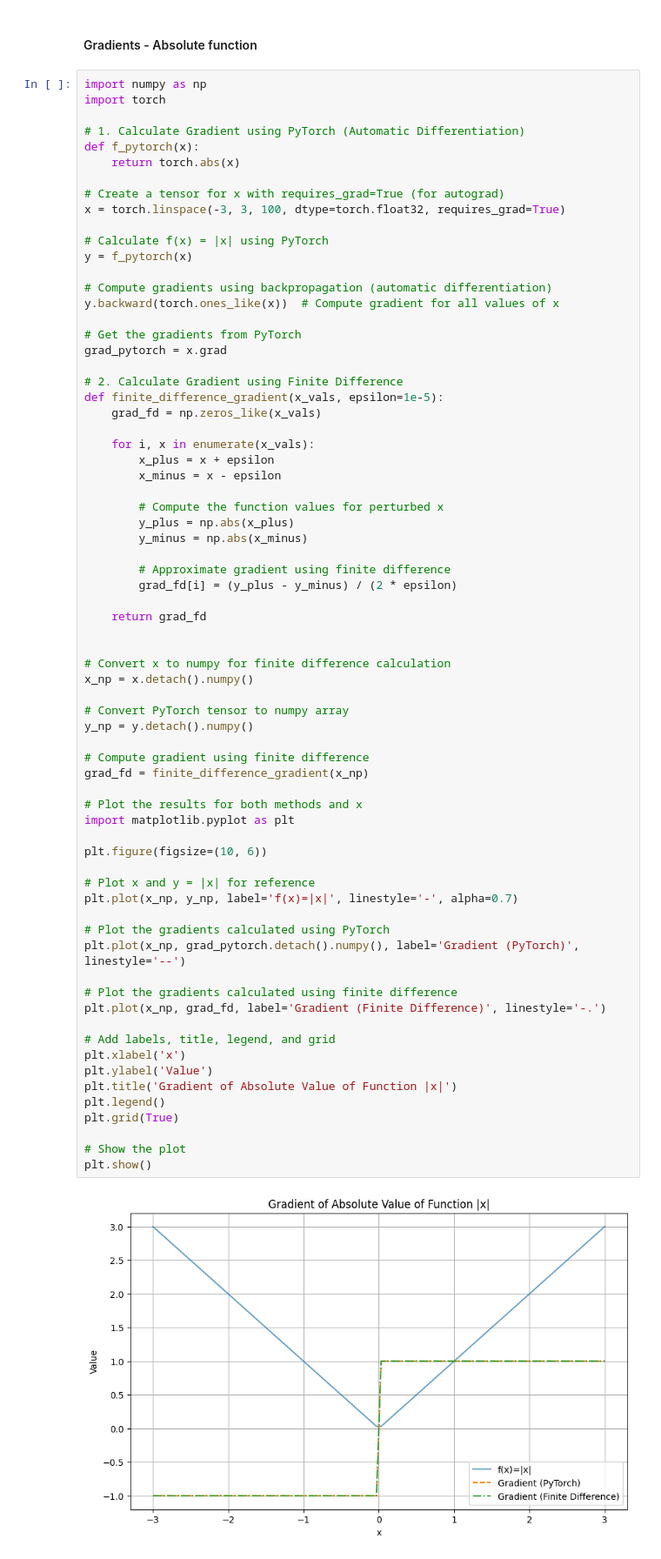
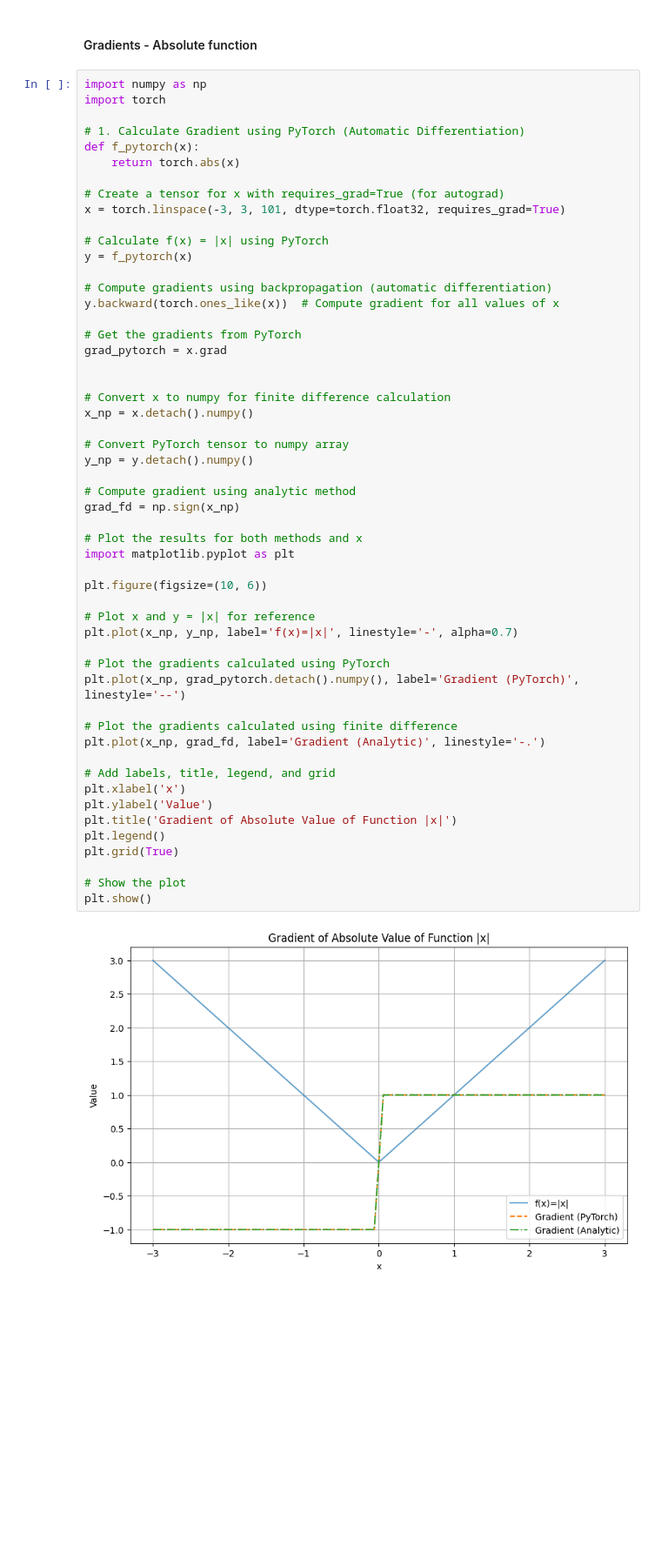
Before and after one commit to dsplog/dsplog.com, a Jupyter notebook: code/linear_regression/gradients_absolute_function.ipynb, the cells around one changed output. Shown at 87% size. Drawn from its saved outputs; the diff is of its cells as text; blank space fills up the shorter version.

Commit message:
using sign function

```diff
--- a/code/linear_regression/gradients_absolute_function.ipynb
+++ b/code/linear_regression/gradients_absolute_function.ipynb
@@ -9,7 +9,7 @@ def f_pytorch(x):
     return torch.abs(x)
 
 # Create a tensor for x with requires_grad=True (for autograd)
-x = torch.linspace(-3, 3, 100, dtype=torch.float32, requires_grad=True)
+x = torch.linspace(-3, 3, 101, dtype=torch.float32, requires_grad=True)
 
 # Calculate f(x) = |x| using PyTorch
 y = f_pytorch(x)
@@ -20,55 +20,38 @@ y.backward(torch.ones_like(x))  # Compute gradient for all values of x
 # Get the gradients from PyTorch
 grad_pytorch = x.grad
 
-# 2. Calculate Gradient using Finite Difference
-def finite_difference_gradient(x_vals, epsilon=1e-5):
-    grad_fd = np.zeros_like(x_vals)
-
-    for i, x in enumerate(x_vals):
-        x_plus = x + epsilon
-        x_minus = x - epsilon
-
-        # Compute the function values for perturbed x
-        y_plus = np.abs(x_plus)
-        y_minus = np.abs(x_minus)
-
-        # Approximate gradient using finite difference
-        grad_fd[i] = (y_plus - y_minus) / (2 * epsilon)
-
-    return grad_fd
-
 
 # Convert x to numpy for finite difference calculation
 x_np = x.detach().numpy()
 
 # Convert PyTorch tensor to numpy array
 y_np = y.detach().numpy()
 
-# Compute gradient using finite difference
-grad_fd = finite_difference_gradient(x_np)
+# Compute gradient using analytic method
+grad_fd = np.sign(x_np)
 
 # Plot the results for both methods and x
 import matplotlib.pyplot as plt
 
 plt.figure(figsize=(10, 6))
 
 # Plot x and y = |x| for reference
 plt.plot(x_np, y_np, label='f(x)=|x|', linestyle='-', alpha=0.7)
 
 # Plot the gradients calculated using PyTorch
 plt.plot(x_np, grad_pytorch.detach().numpy(), label='Gradient (PyTorch)', linestyle='--')
 
 # Plot the gradients calculated using finite difference
-plt.plot(x_np, grad_fd, label='Gradient (Finite Difference)', linestyle='-.')
+plt.plot(x_np, grad_fd, label='Gradient (Analytic)', linestyle='-.')
 
 # Add labels, title, legend, and grid
 plt.xlabel('x')
 plt.ylabel('Value')
 plt.title('Gradient of Absolute Value of Function |x|')
 plt.legend()
 plt.grid(True)
 
 # Show the plot
 plt.show()
 # %% [output]
-[figure, old version]
+[figure, new version]
```
